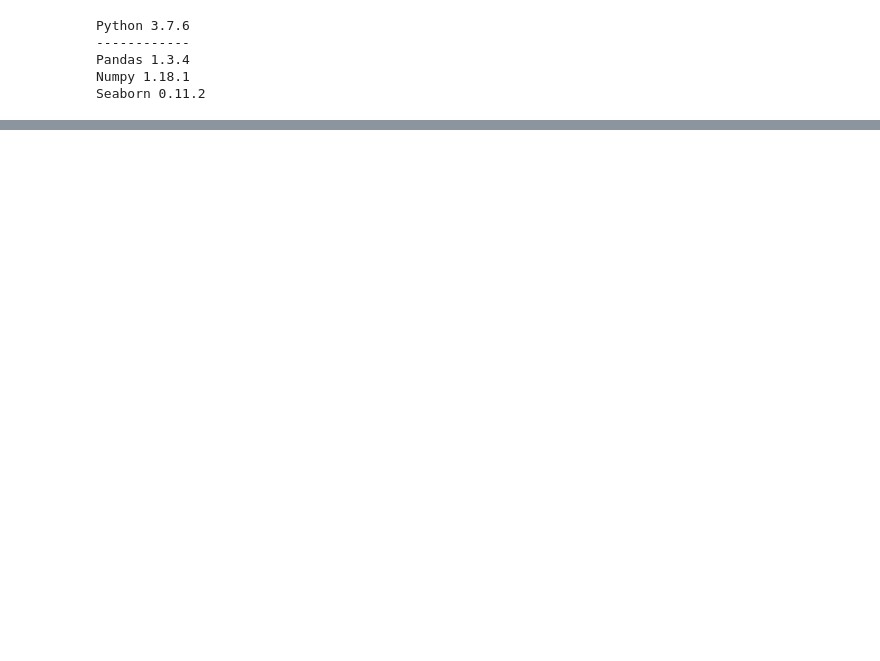
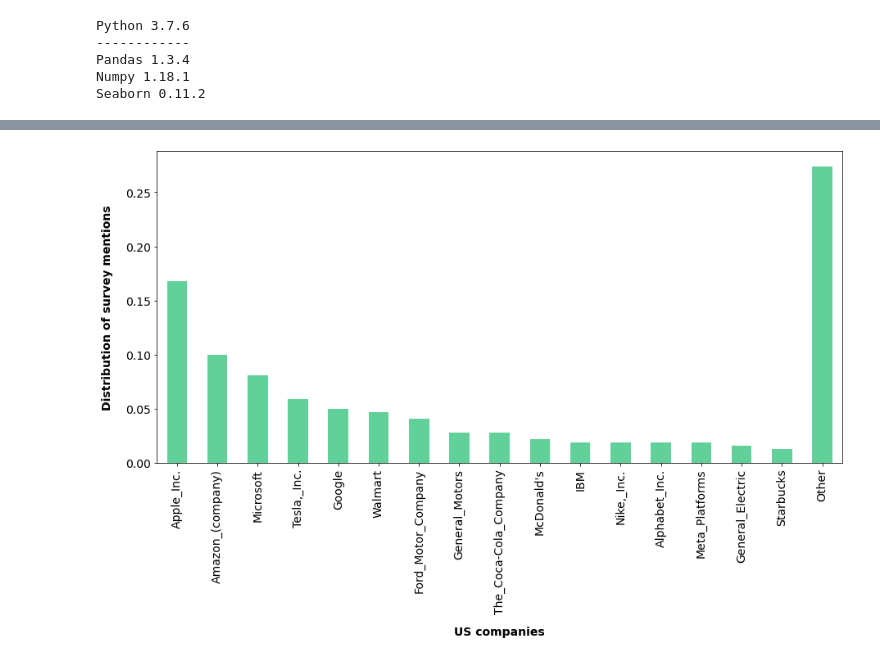
Before and after one commit to kevseitz/MAT, a Jupyter notebook: notebooks/Questionnaire_evaluation.ipynb, the cells around one changed output, grey strips where cells are left out. Drawn from its saved outputs; the diff is of its cells as text; code cells hidden in the pictures; blank space fills up the shorter version.

```diff
--- a/notebooks/Questionnaire_evaluation.ipynb
+++ b/notebooks/Questionnaire_evaluation.ipynb
@@ -101,0 +108,21 @@ df_european_landmarks_prep.head(50)
+# %%
+s_usCo = pd.Series(df_us_companies_t['r_name'])
+prob = s_usCo.value_counts(normalize=True)
+threshold = 0.01
+mask = prob > threshold
+tail_prob = prob.loc[~mask].sum()
+prob = prob.loc[mask]
+prob['Other'] = tail_prob
+prob.plot(kind='bar', figsize=(15,7), color="#61d199")
+plt.xticks(rotation=90)
+
+plt.ylabel('Distribution of survey mentions', fontsize=14,fontweight='bold', labelpad=15)
+plt.xlabel('US companies', fontsize=14,fontweight='bold', labelpad=15)
+plt.tick_params(labelsize=14)
+#plt.title("US companies in the survey", size=18)
+
+plt.savefig("../plots/plots_usCompanies/survey_us_companies_cut.png", bbox_inches="tight")
+
+plt.show()
+# %% [output]
+[figure, added]
```
Also changed, not shown: parts of 45 cells of this notebook, 36 other files.
